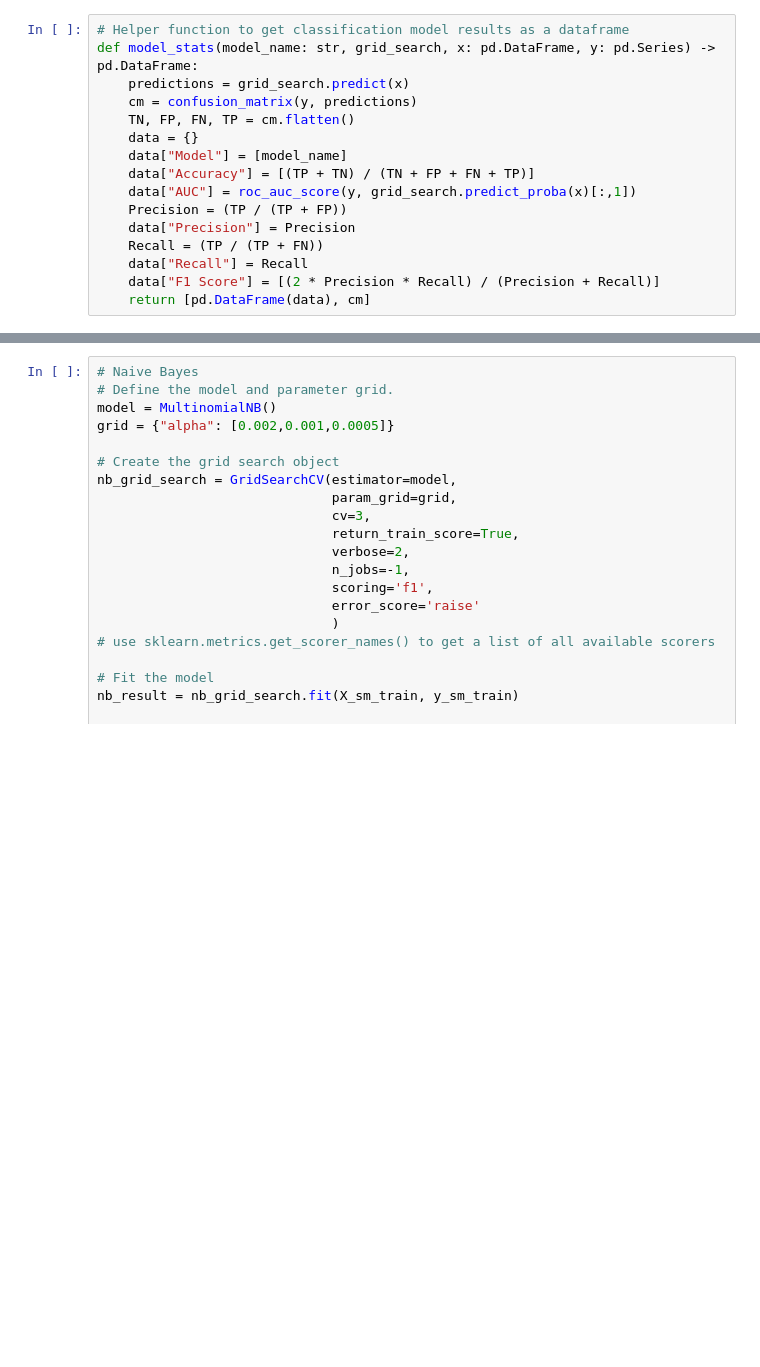
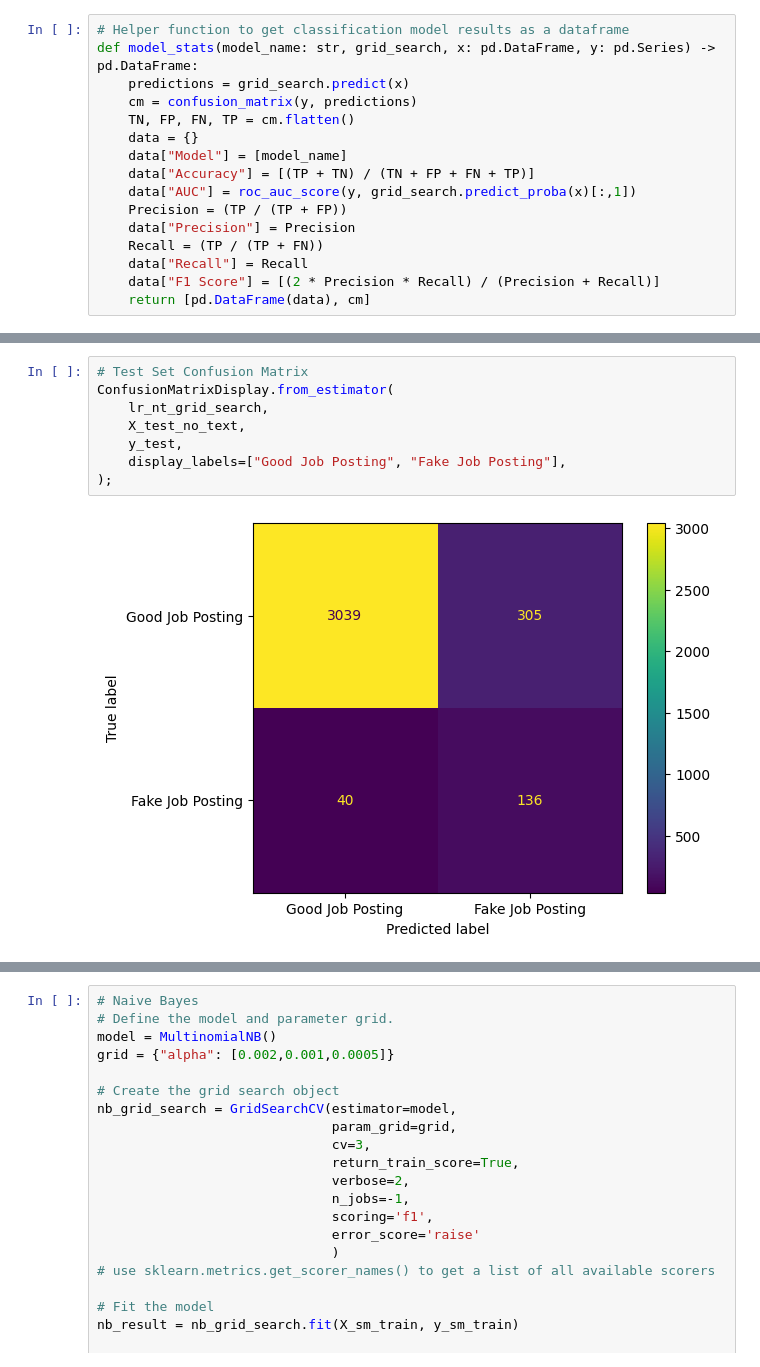
Before and after one commit to ADS-599-Team-2-Capstone/ADS-599-Capstone, a Jupyter notebook: Code Library Folder/Modeling.ipynb, the cells around one changed output, grey strips where cells are left out. Drawn from its saved outputs; the diff is of its cells as text; blank space fills up the shorter version.

```diff
--- a/Code Library Folder/Modeling.ipynb
+++ b/Code Library Folder/Modeling.ipynb
@@ -50,0 +206,10 @@ def model_stats(model_name: str, grid_search, x: pd.DataFrame, y: pd.Series) ->
+# %%
+# Test Set Confusion Matrix
+ConfusionMatrixDisplay.from_estimator(
+    lr_nt_grid_search,
+    X_test_no_text,
+    y_test,
+    display_labels=["Good Job Posting", "Fake Job Posting"],
+);
+# %% [output]
+[figure, added]
```
Also changed, not shown: parts of 18 cells of this notebook.
